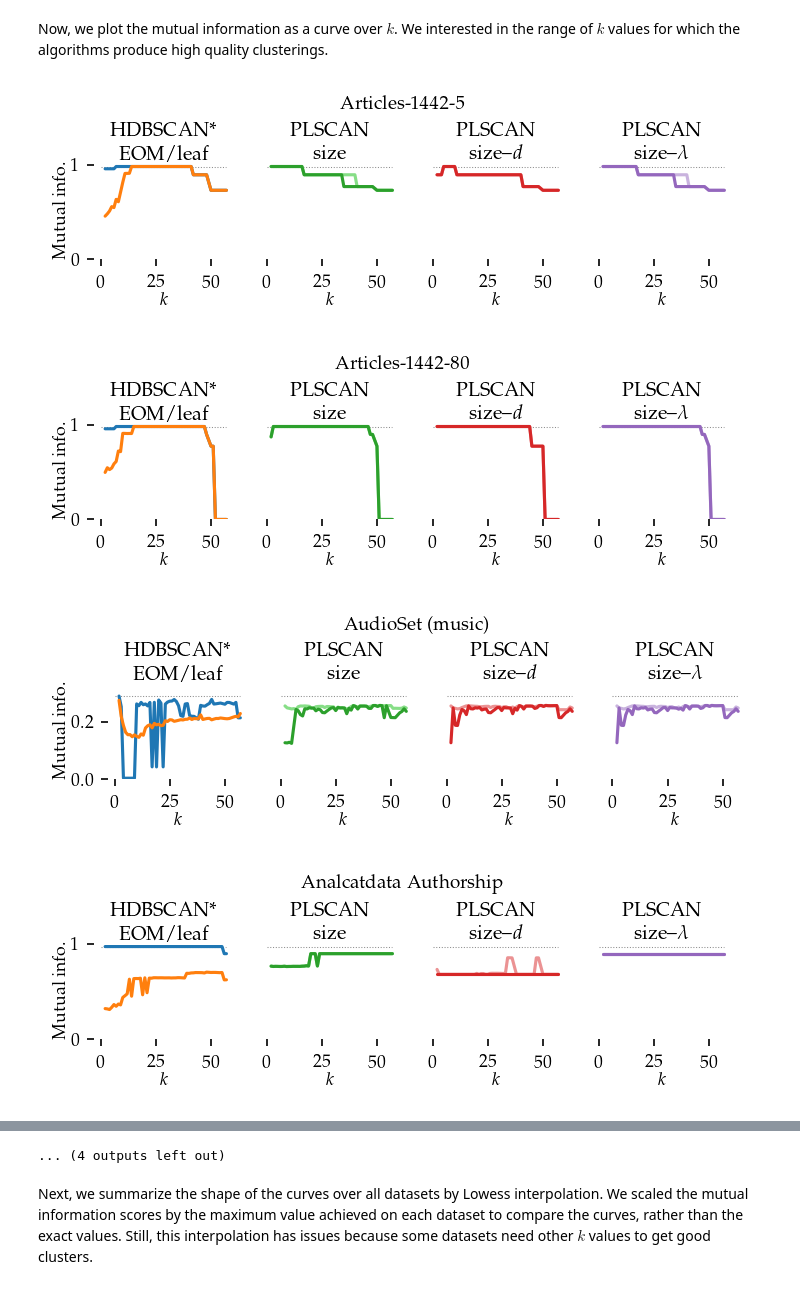
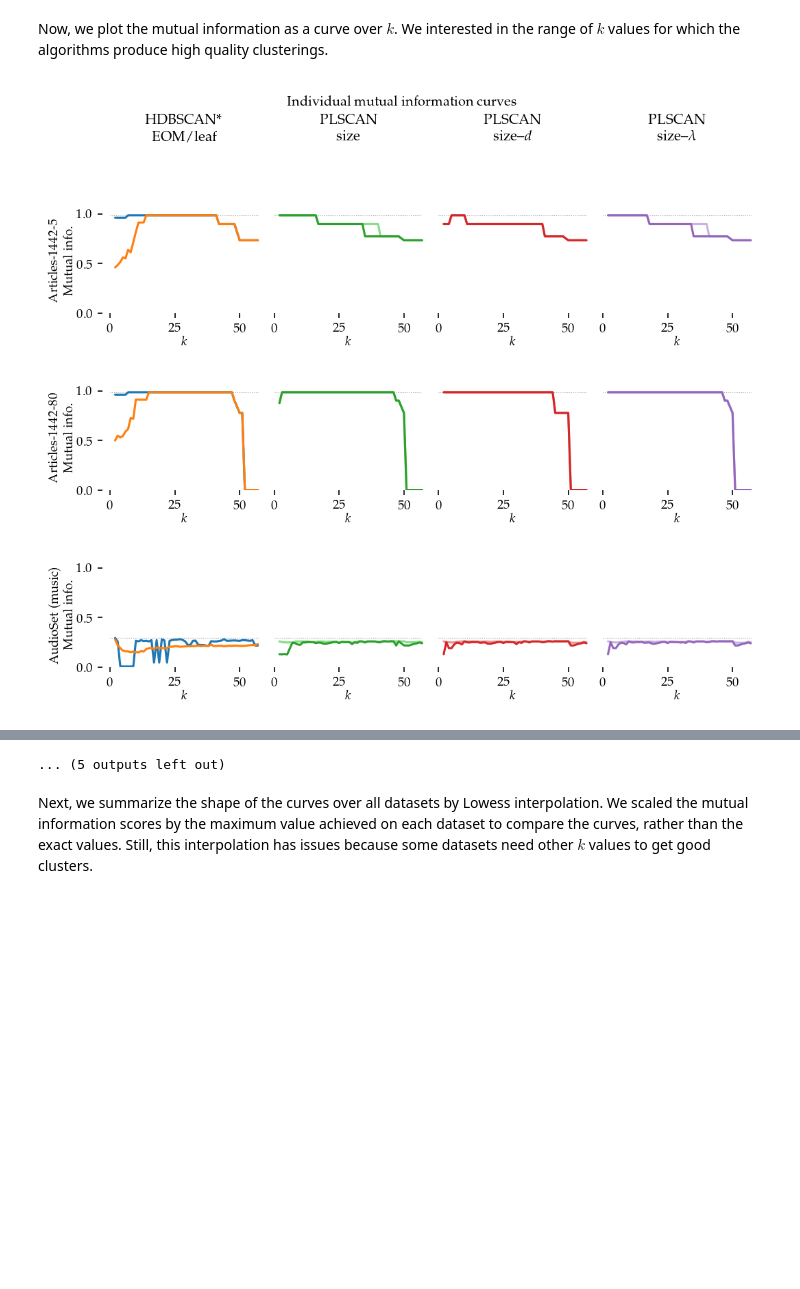
Before and after one commit to JelmerBot/fast_plscan, a Jupyter notebook: docs/demo_parameter_sensitivity.ipynb, the cells around one changed output, grey strips where cells are left out. Drawn from its saved outputs; the diff is of its cells as text; code cells hidden in the pictures; blank space fills up the shorter version.

```diff
--- a/docs/demo_parameter_sensitivity.ipynb
+++ b/docs/demo_parameter_sensitivity.ipynb
@@ -443,44 +443,64 @@ Now, we plot the mutual information as a curve over $k$. We interested in the
 range of $k$ values for which the algorithms produce high quality clusterings.
 # %%
 # Create the plots
+sized_fig(1, 0.3 / 4)
+max_x = plot_df.k.max()
+for j, ids in enumerate([[0, 1], [2, 3], [4, 5], [6, 7]]):
+    plt.subplot(1, 4, j + 1)
+    plt.title(titles[j], y=0)
+    plt.xlim(0, max_x)
+    plt.xticks([0, 25, 50])
+    plt.ylim(0, 1)
+    if j == 0:
+        plt.ylabel(f"{dataset_name(data_sets[0])}\nMutual info.", labelpad=0, color='w')
+        plt.yticks([0, 0.5, 1])
+    else:
+        plt.yticks([])
+    plt.tick_params(axis="x", colors="white")
+    plt.tick_params(axis="y", colors="white")
+    plt.suptitle("Individual mutual information curves", y=1)
+    plt.subplots_adjust(bottom=0, right=1, top=1, left=0.08, wspace=0.01)
+    plt.savefig("images/parameter_sensitivity_header.pdf", pad_inches=0)
+
 for i, data_name in enumerate(data_sets):
-    sized_fig(1, 0.618 / 4)
-    plt.suptitle(f"{dataset_name(data_name)}", y=1.4)
+    sized_fig(1, 0.8/4)
     ddf = plot_df.query(f'data_set == "{data_name}"')
     max_x = ddf.k.max()
     max_y = ddf.mutual_info.max()
     for j, ids in enumerate([[0, 1], [2, 3], [4, 5], [6, 7]]):
         plt.subplot(1, 4, j + 1)
         plt.hlines(
             max_y,
             0,
             max_x,
             colors=lighten("k"),
             linestyles=":",
             linewidth=0.5,
         )
         sns.lineplot(
             data=ddf,
             x="k",
             y="mutual_info",
             hue="alg_id",
             hue_order=[alg_ids[idx] for idx in ids],
             errorbar=None,
             palette=[palette[idx] for idx in ids],
             legend=False,
         )
-        plt.title(titles[j], y=0.9)
         plt.xlabel("$k$", labelpad=0)
+        plt.xticks([0, 25, 50])
+        plt.ylim(0, 1.05)
         if j == 0:
-            plt.ylabel("Mutual info.", labelpad=0)
+            plt.ylabel(f"{dataset_name(data_name)}\nMutual info.", labelpad=0)
+            plt.yticks([0, 0.5, 1])
         else:
             plt.ylabel("")
             plt.yticks([])
-        plt.xticks([0, 25, 50])
-        plt.ylim(0, max_y + 0.05)
+        plt.subplots_adjust(bottom=0.25, right=1, left=0.08, wspace=0.01, top=0.98)
+        plt.savefig(f"images/parameter_sensitivity_{data_name}.pdf", pad_inches=0)
 plt.show()
 # %% [output]
-[figure, old version]
+[figure, new version]
-[figure, old version]
+[figure, new version]
-[figure, old version]
+[figure, new version]
-[figure, old version]
+[figure, new version]
@@ -495,4 +515,4 @@ plt.show()
-... (4 outputs left out)
+... (5 outputs left out)
 # %% [markdown]
 Next, we summarize the shape of the curves over all datasets by Lowess
 interpolation. We scaled the mutual information scores by the maximum value
```
Also changed, not shown: parts of 4 cells of this notebook, 39 other files.
